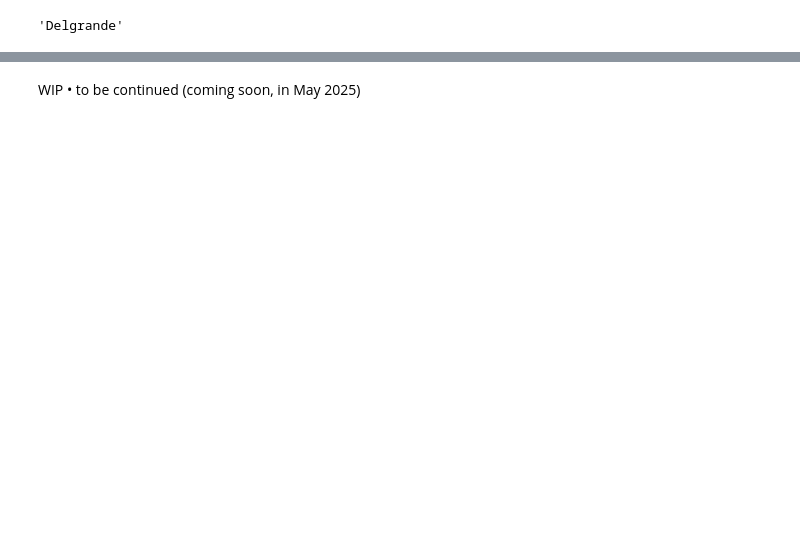
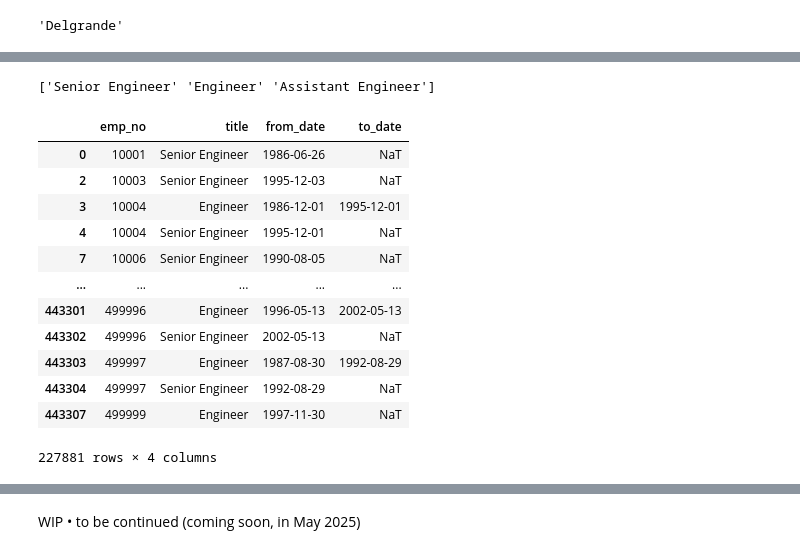
Before and after one commit to isis-santos-costa/365ds-practice-exams, a Jupyter notebook: 365ds-practice-exams-sql.ipynb, the cells around one changed output, grey strips where cells are left out. Drawn from its saved outputs; the diff is of its cells as text; code cells hidden in the pictures; blank space fills up the shorter version.

```diff
--- a/365ds-practice-exams-sql.ipynb
+++ b/365ds-practice-exams-sql.ipynb
@@ -308,0 +465,23 @@ df
+# %%
+# Get titles table
+df = dfs['titles']
+
+# Filter to rows having 'Engineer' in the title (227881 rows × 4 columns)
+df = df.loc[df['title'].str.lower().str.contains('engineer')]
+print(df['title'].unique())
+df
+# %% [output]
+['Senior Engineer' 'Engineer' 'Assistant Engineer']
+|  | emp_no | title | from_date | to_date |
+| 0 | 10001 | Senior Engineer | 1986-06-26 | NaT |
+| 2 | 10003 | Senior Engineer | 1995-12-03 | NaT |
+| 3 | 10004 | Engineer | 1986-12-01 | 1995-12-01 |
+| 4 | 10004 | Senior Engineer | 1995-12-01 | NaT |
+| 7 | 10006 | Senior Engineer | 1990-08-05 | NaT |
+| ... | ... | ... | ... | ... |
+| 443301 | 499996 | Engineer | 1996-05-13 | 2002-05-13 |
+| 443302 | 499996 | Senior Engineer | 2002-05-13 | NaT |
+| 443303 | 499997 | Engineer | 1987-08-30 | 1992-08-29 |
+| 443304 | 499997 | Senior Engineer | 1992-08-29 | NaT |
+| 443307 | 499999 | Engineer | 1997-11-30 | NaT |
+227881 rows × 4 columns
```
Also changed, not shown: parts of 33 cells of this notebook.
